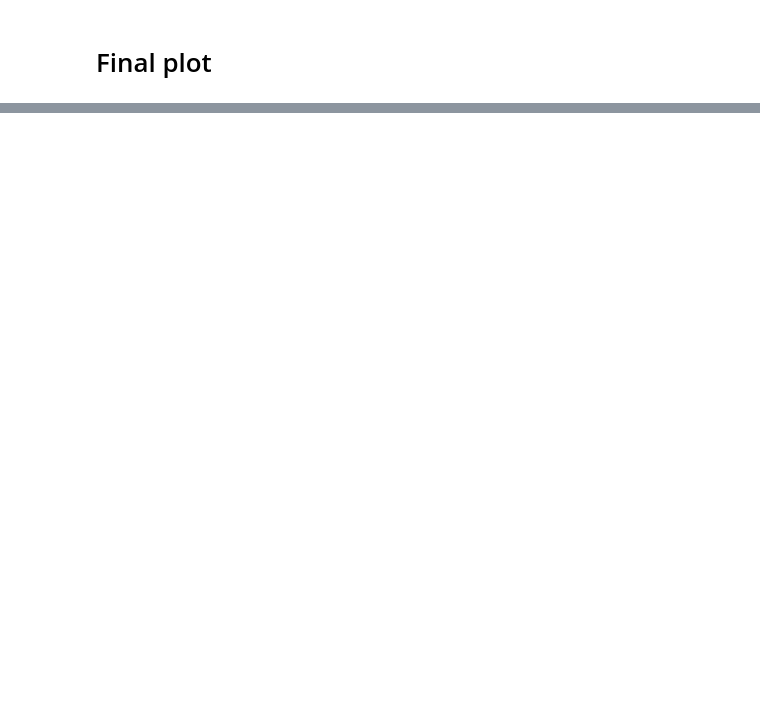
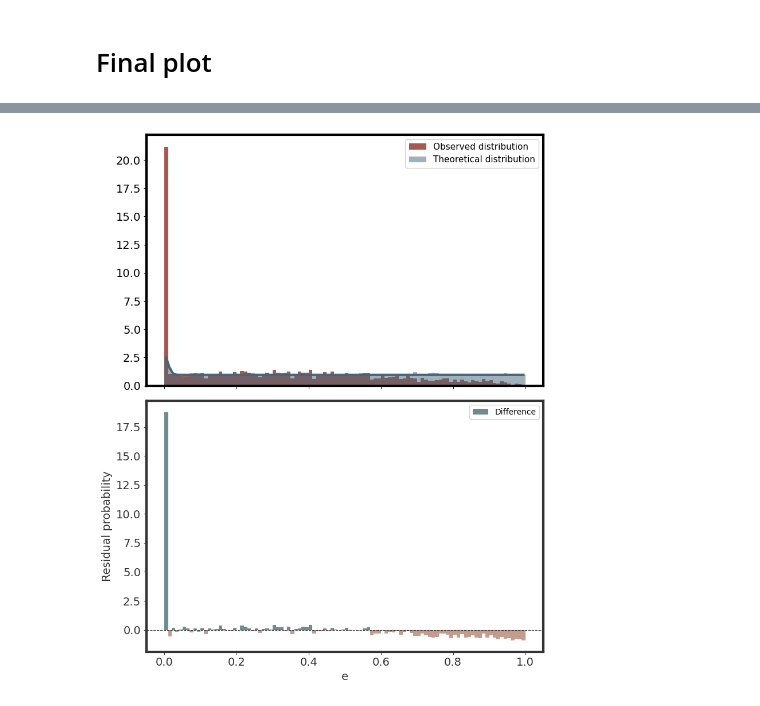
Before and after one commit to Eljameuter/Orbital-and-physical-parameter-distribution-of-Binary-Systems, a Jupyter notebook: Bias_correction.ipynb, the cells around one changed output, grey strips where cells are left out. Drawn from its saved outputs; the diff is of its cells as text; code cells hidden in the pictures; blank space fills up the shorter version.

```diff
--- a/Bias_correction.ipynb
+++ b/Bias_correction.ipynb
@@ -889,24 +889,26 @@ for name, df_obs in [("SB9", df_SB9), ("ORB6", df_ORB6)]:
 # %%
 # draw samples
 samples_both = sample.generate_single(uniform_and_thermal,(0,1),len( df["e"]))
 # save in dataframe
 df_compare = pd.DataFrame({
     "both" : samples_both
 })
 
 pdfs = [
     uniform_and_thermal,    # col 2 - both: f(e) = 1 for a < 100AU and f(e) = 2e for a > 100AU
 ]
 
 analysis = BinaryPopulationAnalysis(
     df_synthetic = df_compare,
     synth_cols   = ["both"],
     obs_cols     = ["e"],
     col_labels   = ["e"]
 )
 
 
 bins, synth_hist, obs_hist, bias_hist = analysis.generate_histograms(df,n_bins=100)
 analysis.plot_histograms(bins, synth_hist, obs_hist, bias_hist,
                              pdfs=pdfs,
-                             save_path=f"Media/all_df_eccentricity_vs_{name}.svg")
+                             save_path=f"Media/eccentricity_vs_all.svg")
+# %% [output]
+[figure, added]
```
Also changed, not shown: parts of 2 cells of this notebook, 13 other files.
